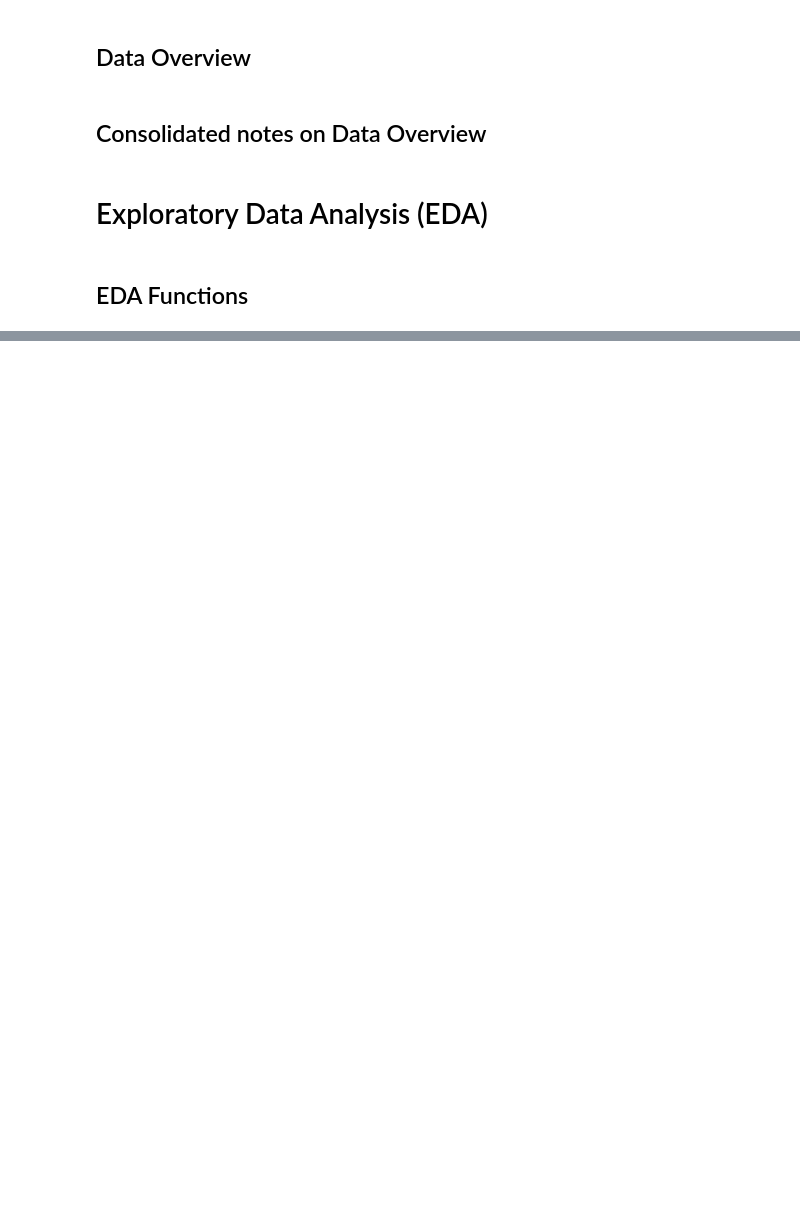
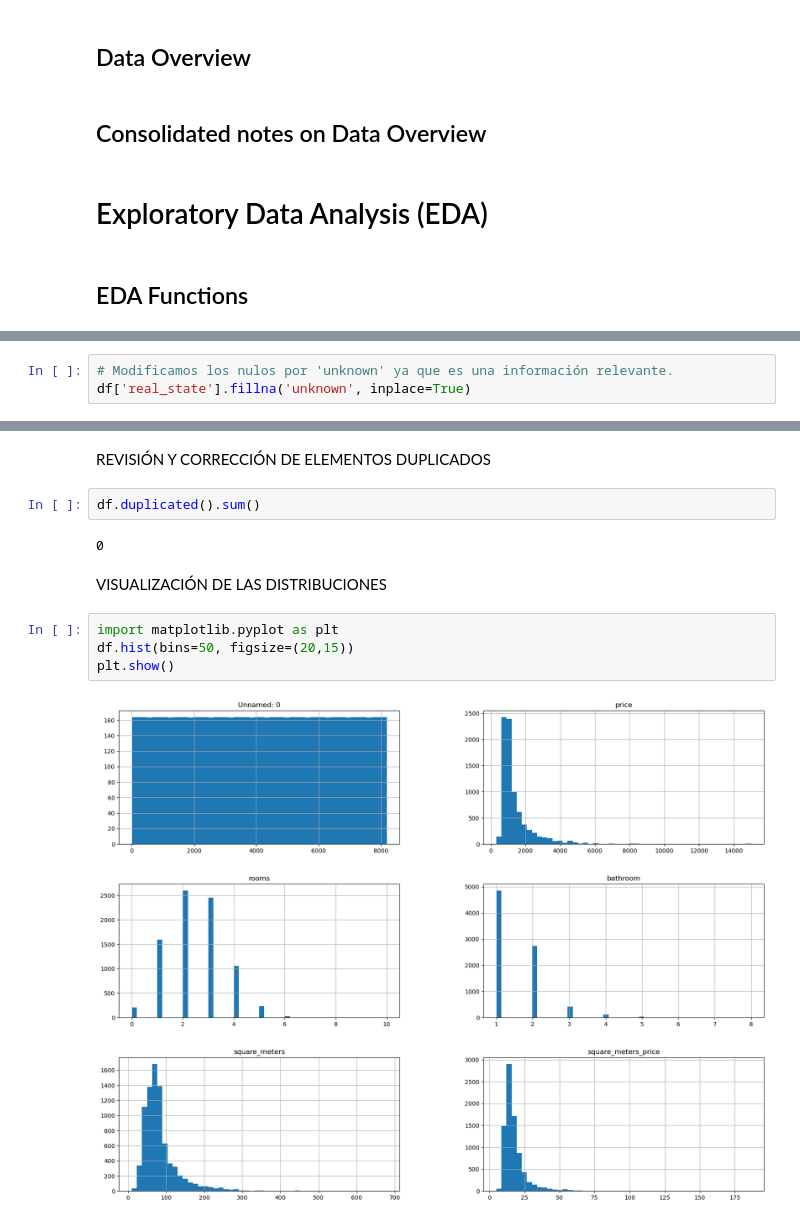
Before and after one commit to otrocarlosmartinez/PROJECT1, a Jupyter notebook: PROJECT1_TEAM2.ipynb, the cells around one changed output, grey strips where cells are left out. Drawn from its saved outputs; the diff is of its cells as text; blank space fills up the shorter version.

```diff
--- a/PROJECT1_TEAM2.ipynb
+++ b/PROJECT1_TEAM2.ipynb
@@ -51,0 +123,3 @@ df
+# %%
+# Modificamos los nulos por 'unknown' ya que es una información relevante.
+df['real_state'].fillna('unknown', inplace=True)
@@ -51,0 +136,14 @@ df
+# %% [markdown]
+REVISIÓN Y CORRECCIÓN DE ELEMENTOS DUPLICADOS
+# %%
+df.duplicated().sum()
+# %% [output]
+0
+# %% [markdown]
+VISUALIZACIÓN DE LAS DISTRIBUCIONES
+# %%
+import matplotlib.pyplot as plt
+df.hist(bins=50, figsize=(20,15))
+plt.show()
+# %% [output]
+[figure, added]
```
Also changed, not shown: parts of 8 cells of this notebook.
